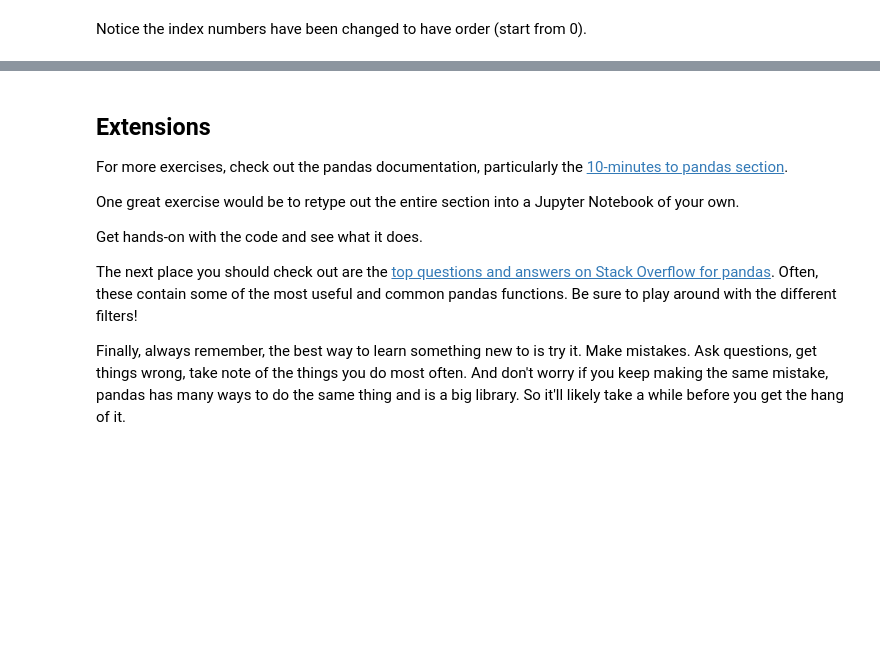
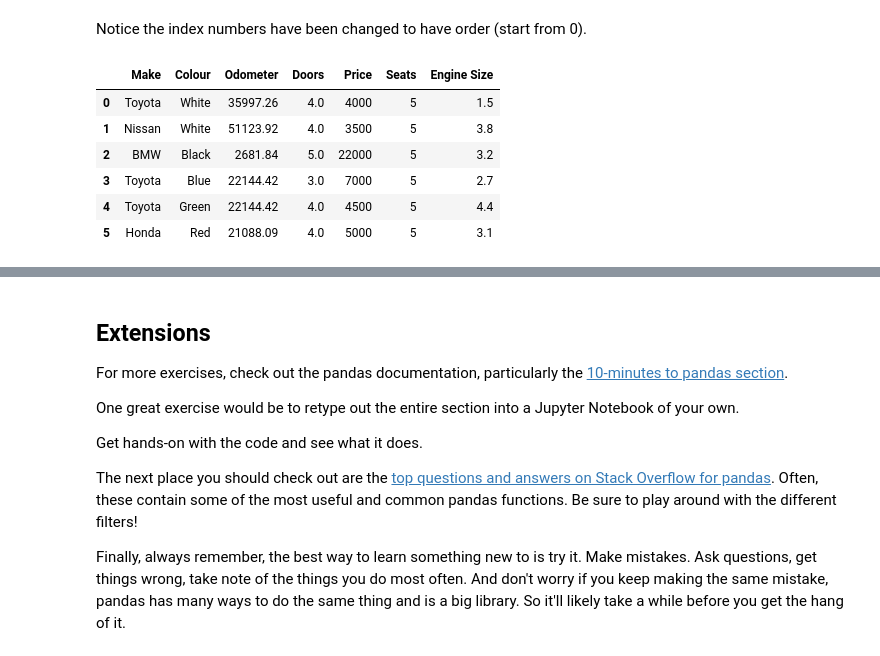
Before and after one commit to raihanizharul/ztm-data_science, a Jupyter notebook: pandas-exercises.ipynb, the cells around one changed output, grey strips where cells are left out. Cells and saved outputs as stored; diff of their text form; code cells hidden in the pictures; blank space fills up the shorter version.

```diff
--- a/pandas-exercises.ipynb
+++ b/pandas-exercises.ipynb
@@ -445,5 +465,15 @@ Notice the index numbers have been changed to have order (start from 0).
 # %%
 # Change the Odometer values from kilometers to miles using a Lambda function
 # Then view the DataFrame
+shuffled_car_sales2["Odometer"]=shuffled_car_sales2["Odometer"].apply(lambda x: round(x * 0.621371,2))
+shuffled_car_sales2
+# %% [output]
+|  | Make | Colour | Odometer | Doors | Price | Seats | Engine Size |
+| 0 | Toyota | White | 35997.26 | 4.0 | 4000 | 5 | 1.5 |
+| 1 | Nissan | White | 51123.92 | 4.0 | 3500 | 5 | 3.8 |
+| 2 | BMW | Black | 2681.84 | 5.0 | 22000 | 5 | 3.2 |
+| 3 | Toyota | Blue | 22144.42 | 3.0 | 7000 | 5 | 2.7 |
+| 4 | Toyota | Green | 22144.42 | 4.0 | 4500 | 5 | 4.4 |
+| 5 | Honda | Red | 21088.09 | 4.0 | 5000 | 5 | 3.1 |
 # %%
 # Change the title of the Odometer (KM) to represent miles instead of kilometers
```
Also changed, not shown: parts of 7 cells of this notebook.
